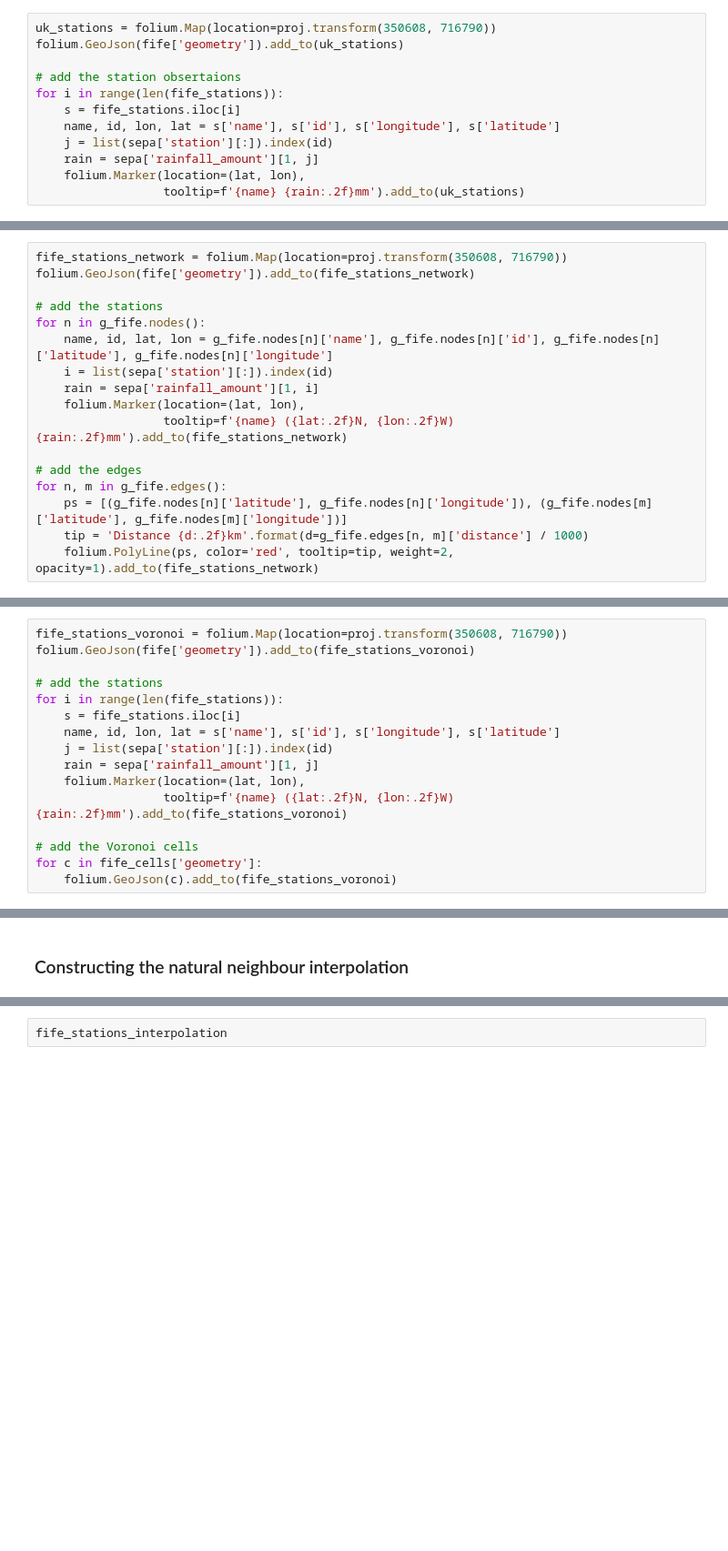
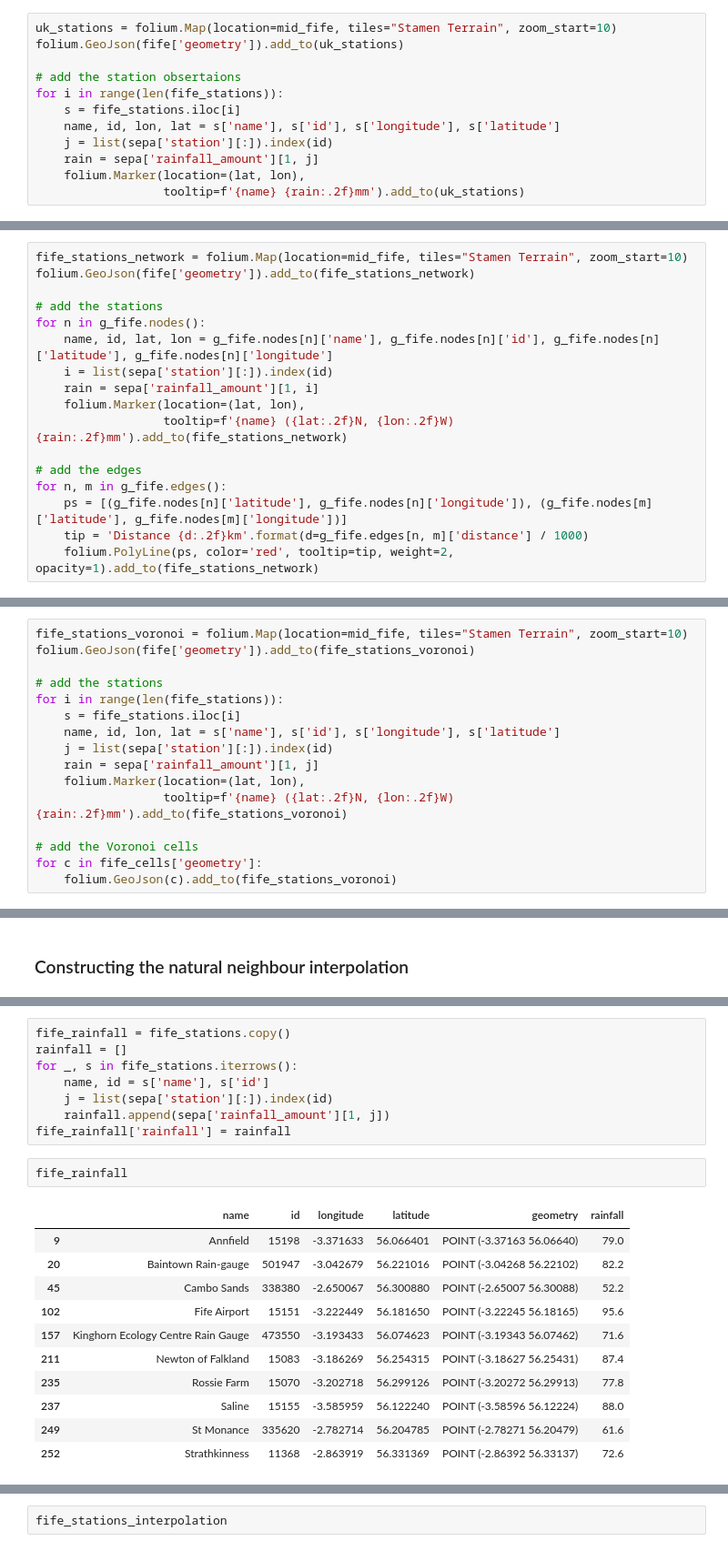
Before and after one commit to simoninireland/sensor-placement, a Jupyter notebook: sensor-placement.ipynb, the cells around one changed output, grey strips where cells are left out. Shown: that part at 91% size. Drawn from its saved outputs; the diff is of its cells as text; blank space fills up the shorter version.

```diff
--- a/sensor-placement.ipynb
+++ b/sensor-placement.ipynb
@@ -159,5 +187,5 @@ sepa = nc.Dataset(sepa_filename)
 # %%
-uk_stations = folium.Map(location=proj.transform(350608, 716790))
+uk_stations = folium.Map(location=mid_fife, tiles="Stamen Terrain", zoom_start=10)
 folium.GeoJson(fife['geometry']).add_to(uk_stations)
 
 # add the station obsertaions
@@ -198,7 +226,7 @@ for n, m in combinations(list(g_fife.nodes()), 2):
         g_fife.add_edge(n, m)
         g_fife.edges[n, m]['distance'] = d
 # %%
-fife_stations_network = folium.Map(location=proj.transform(350608, 716790))
+fife_stations_network = folium.Map(location=mid_fife, tiles="Stamen Terrain", zoom_start=10)
 folium.GeoJson(fife['geometry']).add_to(fife_stations_network)
 
 # add the stations
@@ -239,7 +267,7 @@ fife_cells = GeoDataFrame(columns=['geometry'])
 for c in voronoi_cells.values():
     fife_cells.loc[len(fife_cells.index)] = {'geometry': c}
 # %%
-fife_stations_voronoi = folium.Map(location=proj.transform(350608, 716790))
+fife_stations_voronoi = folium.Map(location=mid_fife, tiles="Stamen Terrain", zoom_start=10)
 folium.GeoJson(fife['geometry']).add_to(fife_stations_voronoi)
 
 # add the stations
@@ -303,0 +291,22 @@ fife_points_interpolated_rainfall['rainfall'] = interpolated_rainfall
+# %%
+fife_rainfall = fife_stations.copy()
+rainfall = []
+for _, s in fife_stations.iterrows():
+    name, id = s['name'], s['id']
+    j = list(sepa['station'][:]).index(id)
+    rainfall.append(sepa['rainfall_amount'][1, j])
+fife_rainfall['rainfall'] = rainfall
+# %%
+fife_rainfall
+# %% [output]
+|  | name | id | longitude | latitude | geometry | rainfall |
+| 9 | Annfield | 15198 | -3.371633 | 56.066401 | POINT (-3.37163 56.06640) | 79.0 |
+| 20 | Baintown Rain-gauge | 501947 | -3.042679 | 56.221016 | POINT (-3.04268 56.22102) | 82.2 |
+| 45 | Cambo Sands | 338380 | -2.650067 | 56.300880 | POINT (-2.65007 56.30088) | 52.2 |
+| 102 | Fife Airport | 15151 | -3.222449 | 56.181650 | POINT (-3.22245 56.18165) | 95.6 |
+| 157 | Kinghorn Ecology Centre Rain Gauge | 473550 | -3.193433 | 56.074623 | POINT (-3.19343 56.07462) | 71.6 |
+| 211 | Newton of Falkland | 15083 | -3.186269 | 56.254315 | POINT (-3.18627 56.25431) | 87.4 |
+| 235 | Rossie Farm | 15070 | -3.202718 | 56.299126 | POINT (-3.20272 56.29913) | 77.8 |
+| 237 | Saline | 15155 | -3.585959 | 56.122240 | POINT (-3.58596 56.12224) | 88.0 |
+| 249 | St Monance | 335620 | -2.782714 | 56.204785 | POINT (-2.78271 56.20479) | 61.6 |
+| 252 | Strathkinness | 11368 | -2.863919 | 56.331369 | POINT (-2.86392 56.33137) | 72.6 |
```
Also changed, not shown: parts of 19 cells of this notebook.
